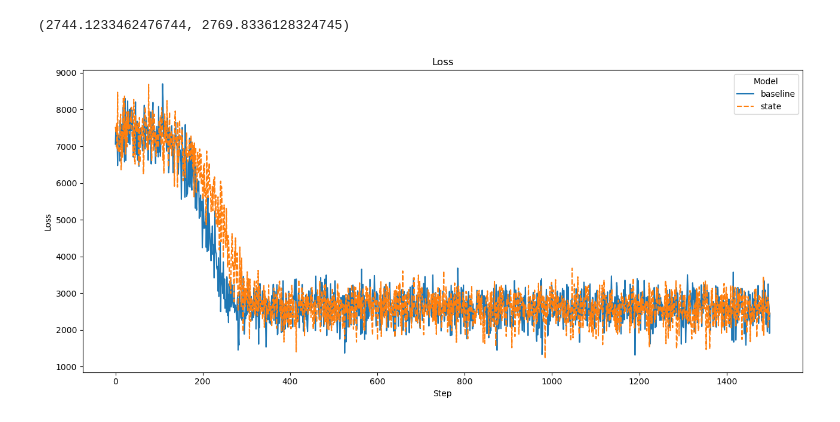
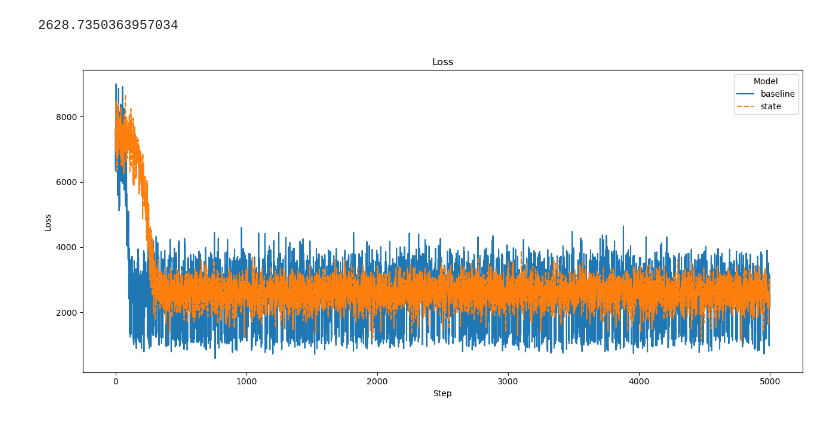
Before and after one commit to priest-yang/Pedestrian-Trajectory-Prediction, a Jupyter notebook: notebook/model_eval.ipynb, the cells around one changed output. Saved outputs shown, nothing was run; the diff lists cells and outputs as text; code cells hidden in the pictures.

```diff
--- a/notebook/model_eval.ipynb
+++ b/notebook/model_eval.ipynb
@@ -13,18 +13,21 @@ len(loss_baseline), len(loss_state)
-# %%
-loss_baseline[:-1000].mean(), loss_state[:-1000].mean()
-# %% [output]
-(2744.1233462476744, 2769.8336128324745)
 # %%
+
+loss_baseline = loss_baseline[:5000]
+loss_state = loss_state[:5000]
 df = pd.DataFrame({'baseline': loss_baseline, 'state': loss_state})
+# %%
+loss_baseline[:-900].mean()
+# %% [output]
+2628.7350363957034
 # %%
 fig = plt.figure(figsize=(13, 6))
-sns.lineplot(data=df[:1500])
+sns.lineplot(data=df[:10000])
 plt.xlabel('Step')
 plt.ylabel('Loss')
 plt.title('Loss')
 plt.legend(title='Model')
 plt.tight_layout()
 plt.savefig('../figure/loss0429.png')
 plt.show()
 # %% [output]
-[figure, old version]
+[figure, new version]
```
Also changed, not shown: parts of 1 cell of this notebook, 7 other files.
